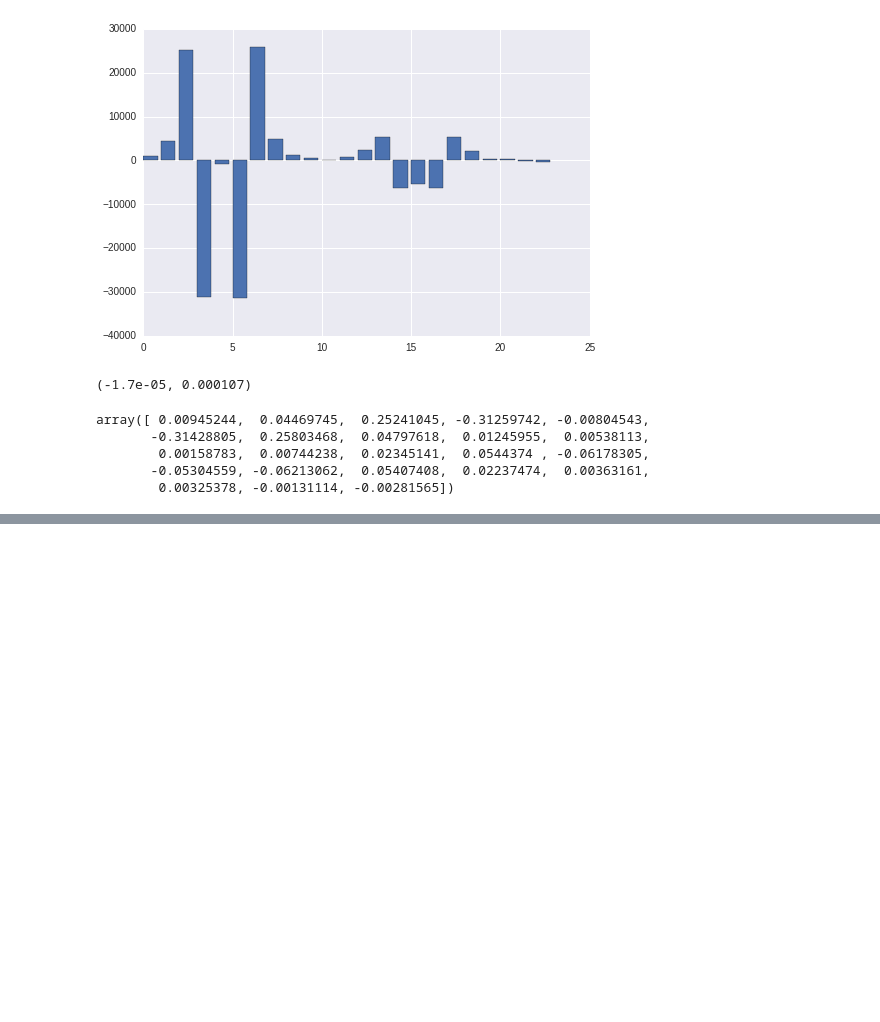
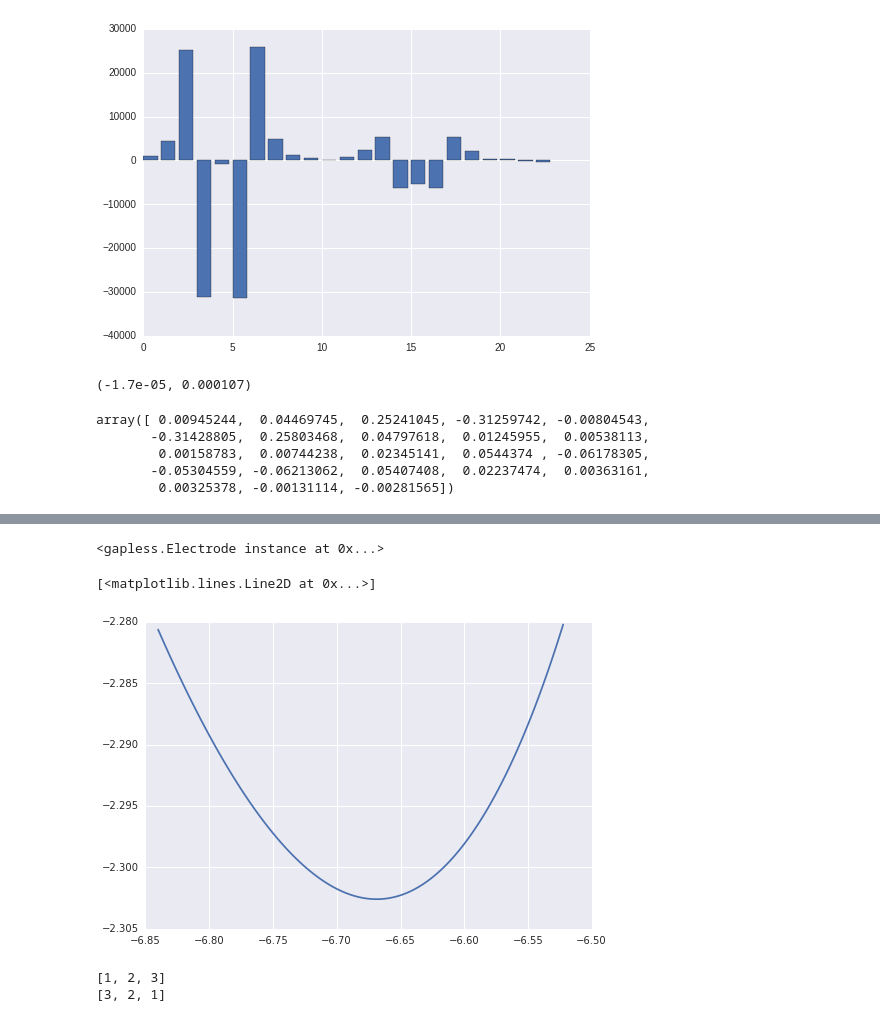
Before and after one commit to HaeffnerLab/trapsim, a Jupyter notebook: gapless/cct_A_trap-multi.ipynb, the cells around one changed output, grey strips where cells are left out. Drawn from its saved outputs; the diff is of its cells as text; code cells hidden in the pictures; blank space fills up the shorter version.

```diff
--- a/gapless/cct_A_trap-multi.ipynb
+++ b/gapless/cct_A_trap-multi.ipynb
@@ -410,0 +492,21 @@ array([ 0.00945244,  0.04469745,  0.25241045, -0.31259742, -0.00804543,
+# %%
+x
+# %% [output]
+<gapless.Electrode instance at 0x...>
+# %%
+#pot = lambda x: x**2
+#x = np.arange(-50, 50, 1)*1e-6
+#pot = pot(x)
+#plot(np.log(x),np.log(pot))
+plot(np.log(zwalk),np.log(pot))
+# %% [output]
+[<matplotlib.lines.Line2D at 0x...>]
+[figure, added]
+# %%
+x=[1,2,3]
+print x
+x.reverse()
+print x
+# %% [output]
+[1, 2, 3]
+[3, 2, 1]
```
Also changed, not shown: parts of 13 cells of this notebook, 5 other files.
